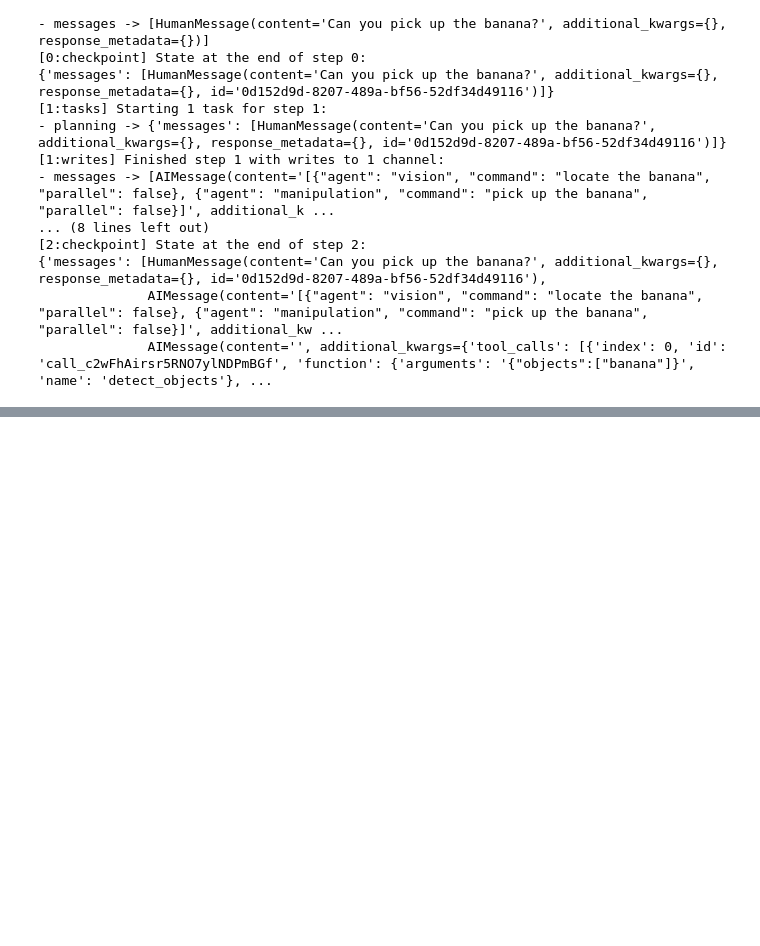
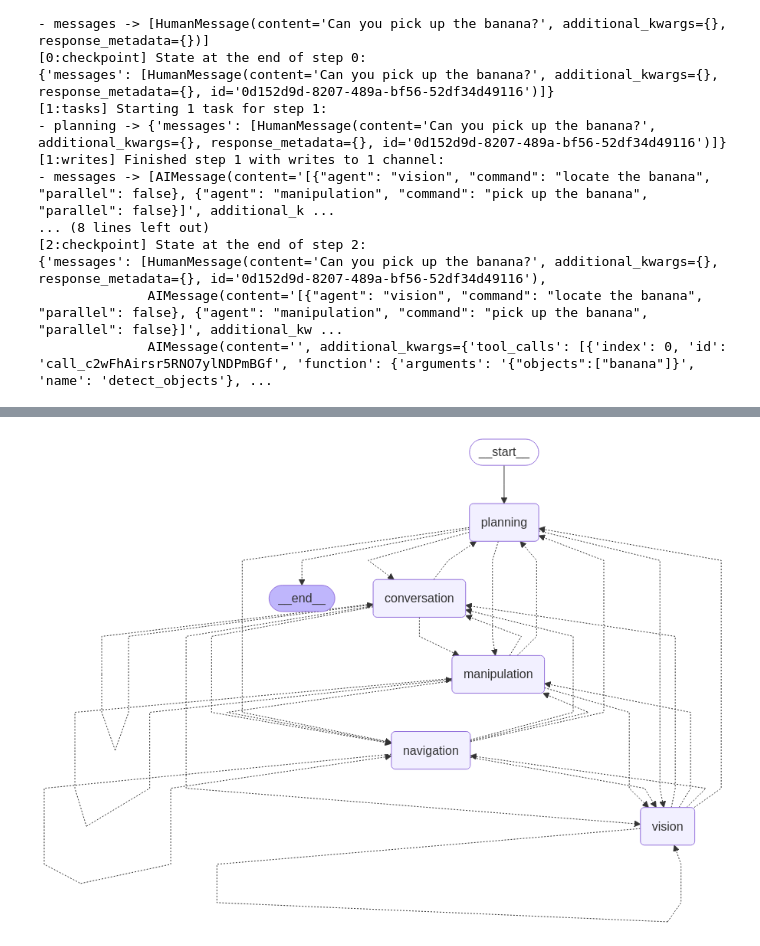
Before and after one commit to Narciss1/robocup_at_home, a Jupyter notebook: eda.ipynb, the cells around one changed output, grey strips where cells are left out. Saved outputs shown, nothing was run; the diff lists cells and outputs as text; code cells hidden in the pictures; blank space fills up the shorter version.

```diff
--- a/eda.ipynb
+++ b/eda.ipynb
@@ -636,0 +749,12 @@ for chunk in react_graph.stream({"messages": messages}, stream_mode="messages",
+# %%
+# ---------------------------------------------------------------------------
+# 6.  A quick demo run
+# ---------------------------------------------------------------------------
+
+example_question = [
+    ("human", "Please find the banana, drive to it and tell me once you arrive.")
+]
+
+for s in graph.stream({"messages": example_question}, stream_mode="values", debug=True):
+    # pretty print the last message for demo purposes
+    s["messages"][-1].pretty_print()
@@ -636,0 +842,8 @@ for chunk in react_graph.stream({"messages": messages}, stream_mode="messages",
+# %%
+# 1.  SHARED GRAPH‑STATE
+# ---------------------------------------------------------------------
+
+class PlanState(MessagesState):
+    plan: List[Dict[str, Any]] = None    # remaining steps
+    current: Dict[str, Any] | None = None  # the step executing
+    results: List[str] = None            # successful tool outputs
@@ -636,0 +1329,22 @@ for chunk in react_graph.stream({"messages": messages}, stream_mode="messages",
+# %%
+# ---------------------------------------------------------------------
+# 5.  BUILD GRAPH
+# ---------------------------------------------------------------------
+
+builder = StateGraph(PlanState)
+
+builder.add_node("planning",       planner_node)
+builder.add_node("vision",         make_specialist("vision",        VISION_PROMPT, VISION_TOOLS))
+builder.add_node("navigation",     make_specialist("navigation",    NAV_PROMPT,    NAVIGATION_TOOLS))
+builder.add_node("manipulation",   make_specialist("manipulation",  MANIP_PROMPT,  MANIPULATION_TOOLS))
+builder.add_node("conversation",   make_specialist("conversation",  CONV_PROMPT,   CONV_TOOLS))
+
+builder.add_edge(START, "planning")           # entry point
+graph = builder.compile()
+
+# show graph
+from IPython.display import Image, display
+
+display(Image(graph.get_graph().draw_mermaid_png()))
+# %% [output]
+[figure, added]
```
Also changed, not shown: parts of 14 cells of this notebook, 5 other files.
